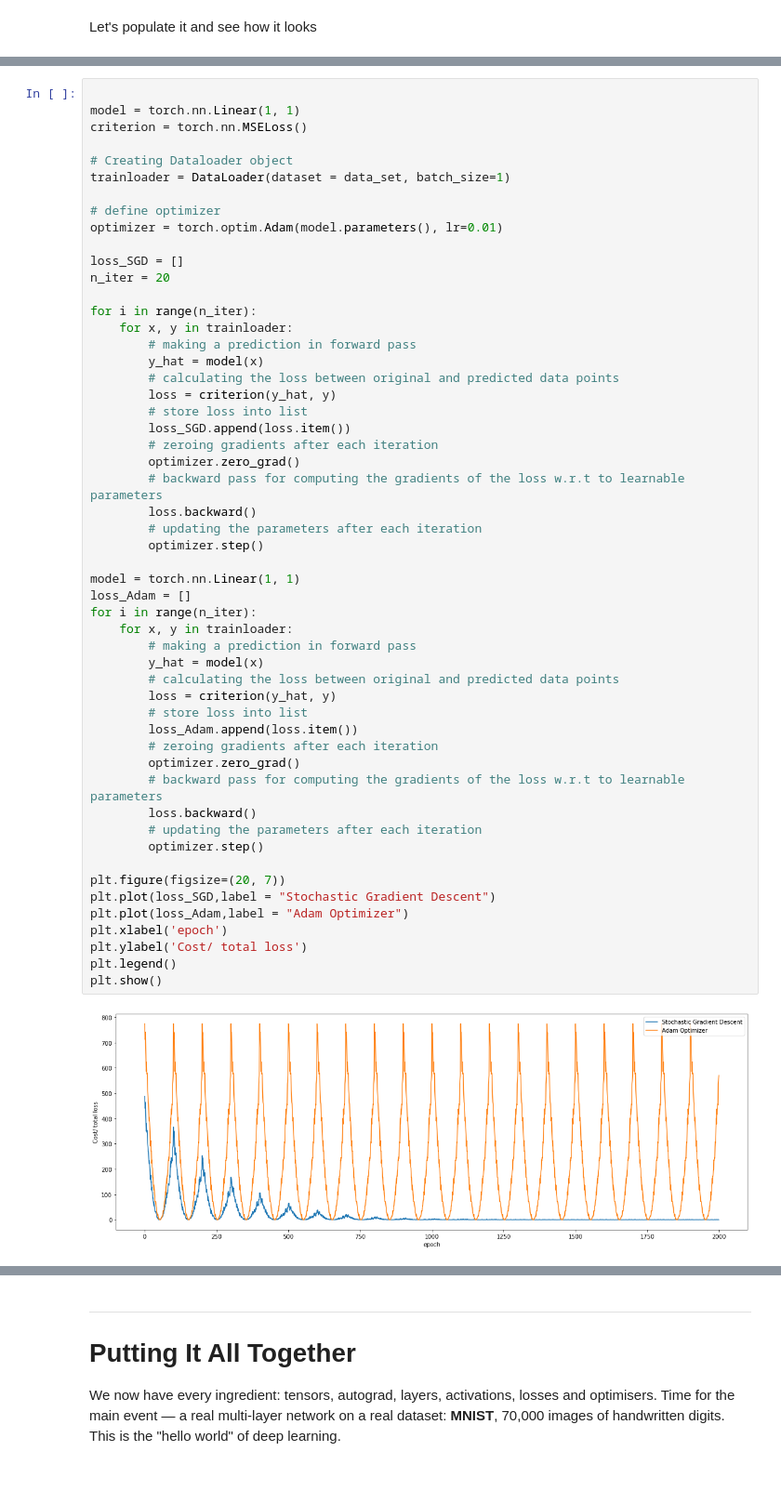
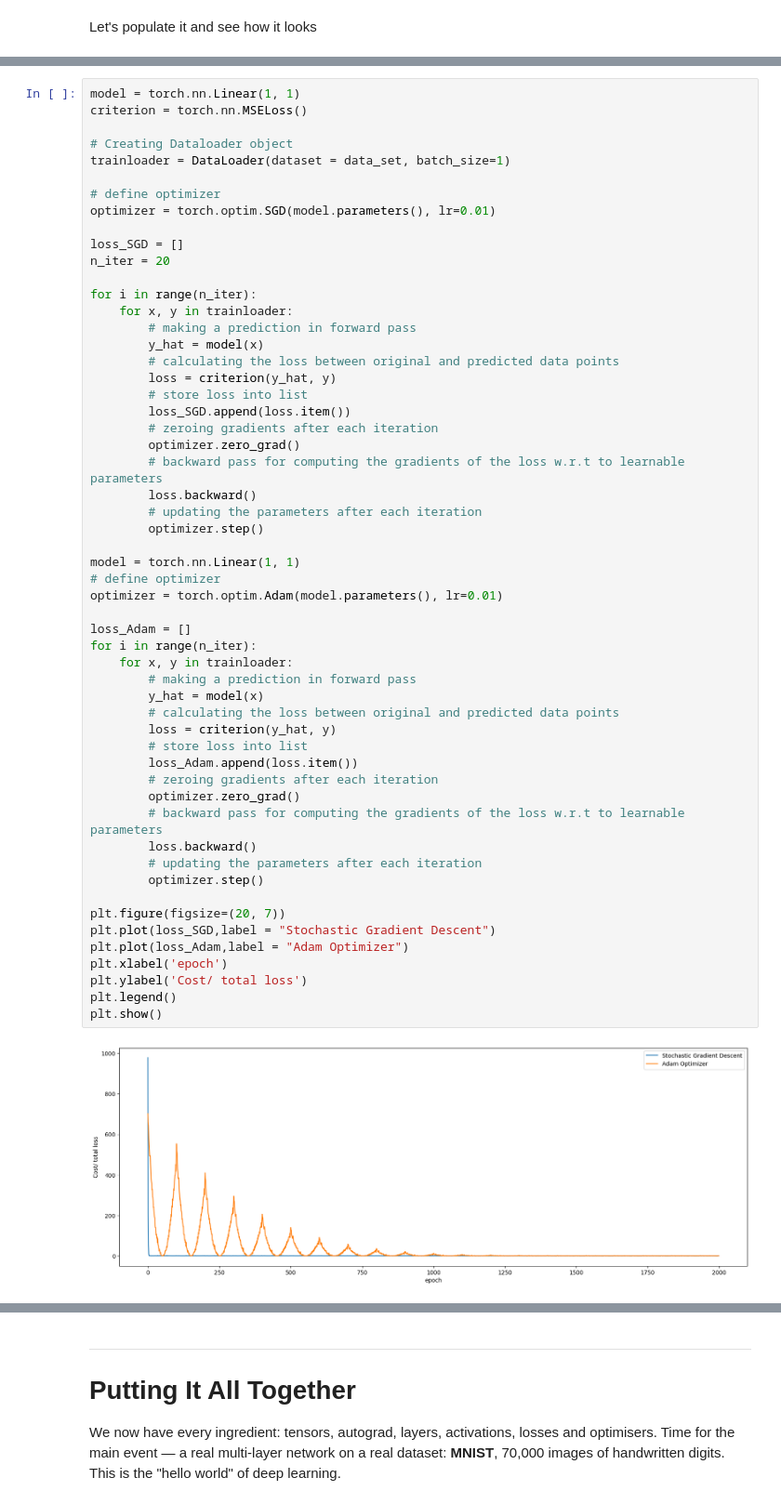
Before and after one commit to samerhanze/DLSummerSchoolPrep, a Jupyter notebook: Day 1 - Neural Network Foundations/Day_1_Neural_Network_Foundations.ipynb, the cells around one changed output, grey strips where cells are left out. Shown at 93% size. Drawn from its saved outputs; the diff is of its cells as text; blank space fills up the shorter version.

```diff
--- a/Day 1 - Neural Network Foundations/Day_1_Neural_Network_Foundations.ipynb
+++ b/Day 1 - Neural Network Foundations/Day_1_Neural_Network_Foundations.ipynb
@@ -939,5 +999,4 @@ _Don't worry if this all seems unfamiliar to you. It'll make more sense once you
 # %%
-
 model = torch.nn.Linear(1, 1)
 criterion = torch.nn.MSELoss()
 
@@ -945,7 +1004,7 @@ criterion = torch.nn.MSELoss()
 trainloader = DataLoader(dataset = data_set, batch_size=1)
 
 # define optimizer
-optimizer = torch.optim.Adam(model.parameters(), lr=0.01)
+optimizer = torch.optim.SGD(model.parameters(), lr=0.01)
 
 loss_SGD = []
 n_iter = 20
@@ -963,31 +1022,34 @@ for i in range(n_iter):
         # backward pass for computing the gradients of the loss w.r.t to learnable parameters
         loss.backward()
         # updating the parameters after each iteration
         optimizer.step()
 
 model = torch.nn.Linear(1, 1)
+# define optimizer
+optimizer = torch.optim.Adam(model.parameters(), lr=0.01)
+
 loss_Adam = []
 for i in range(n_iter):
     for x, y in trainloader:
         # making a prediction in forward pass
         y_hat = model(x)
         # calculating the loss between original and predicted data points
         loss = criterion(y_hat, y)
         # store loss into list
         loss_Adam.append(loss.item())
         # zeroing gradients after each iteration
         optimizer.zero_grad()
         # backward pass for computing the gradients of the loss w.r.t to learnable parameters
         loss.backward()
         # updating the parameters after each iteration
         optimizer.step()
 
 plt.figure(figsize=(20, 7))
 plt.plot(loss_SGD,label = "Stochastic Gradient Descent")
 plt.plot(loss_Adam,label = "Adam Optimizer")
 plt.xlabel('epoch')
 plt.ylabel('Cost/ total loss')
 plt.legend()
 plt.show()
 # %% [output]
-[figure, old version]
+[figure, new version]
```
Also changed, not shown: parts of 23 cells of this notebook, 14 other files.
